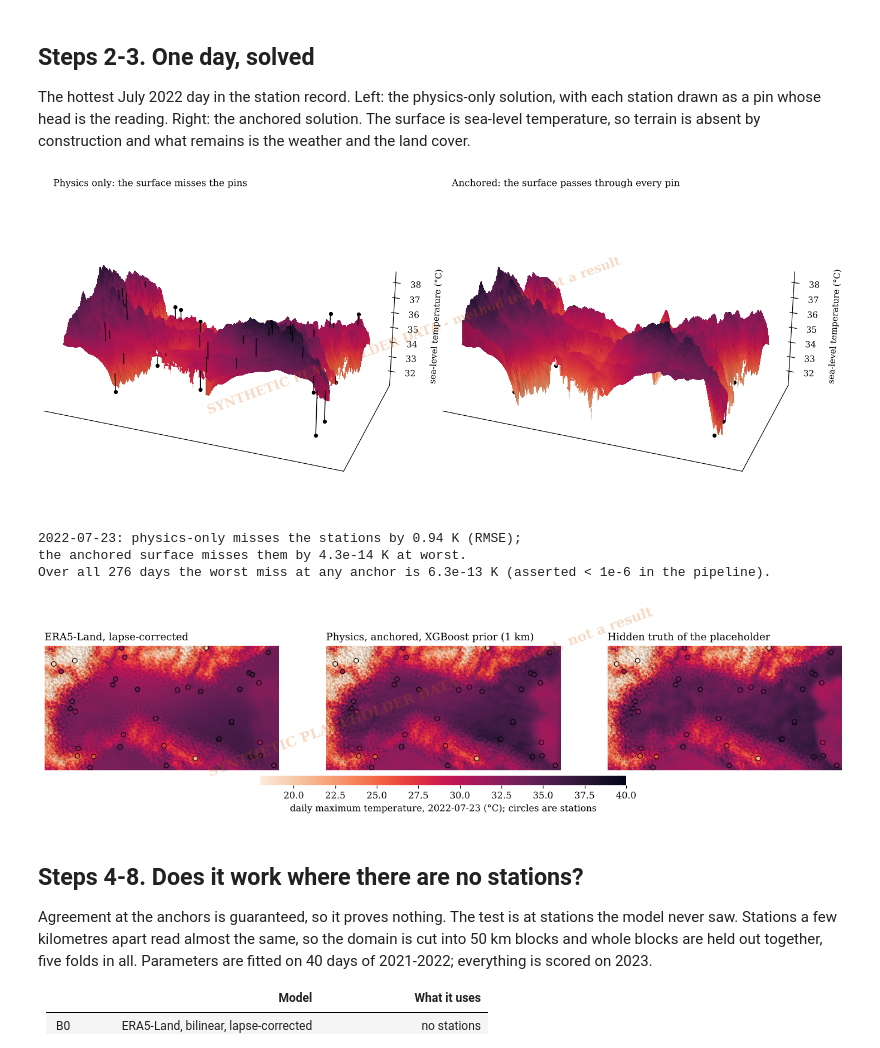
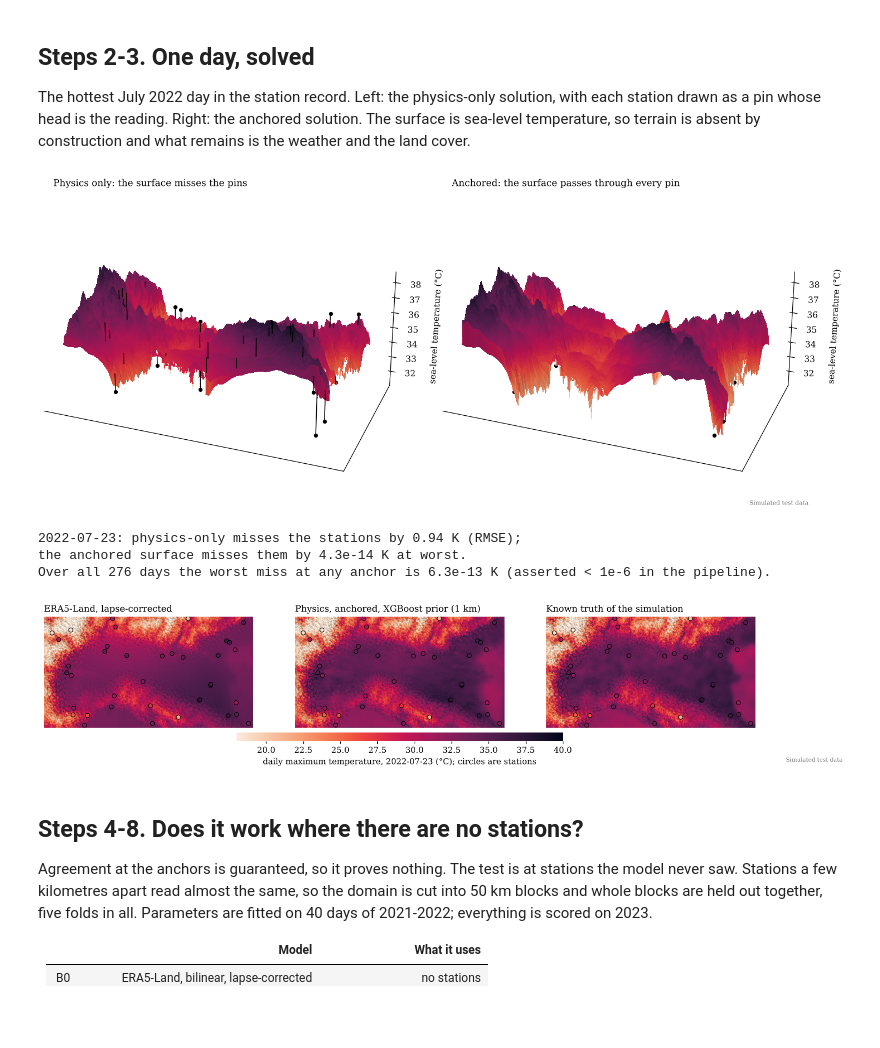
Before and after one commit to kevingrainger/Portfolio, a Jupyter notebook: 003-po-valley-downscaling/po_valley_downscaling.ipynb, the cells around one changed output. Saved outputs shown, nothing was run; the diff lists cells and outputs as text; code cells hidden in the pictures; blank space fills up the shorter version.

```diff
--- a/003-po-valley-downscaling/po_valley_downscaling.ipynb
+++ b/003-po-valley-downscaling/po_valley_downscaling.ipynb
@@ -158,7 +157,7 @@ then synthetic.
 # %%
 ds = Dataset()
 run = json.load(open('results/run.json'))
-stamp = figstyle.watermark if ds.placeholder else (lambda fig: None)
+footnote = figstyle.watermark if ds.simulated else (lambda fig: None)
 print(f"{ds.grid.nx} x {ds.grid.ny} cells of {ds.grid.dx:.0f} km, {len(ds.stations)} stations, {len(ds.days)} days "
       f"({ds.days[0].date()} to {ds.days[-1].date()}, June-August only)")
 ds.provenance.style.hide(axis='index')
@@ -198,7 +197,7 @@ weather and the land cover.
 maps = np.load('results/maps.npz')
 hot, windy, still = (int(d) for d in maps['days'])
 fig = plots.pde_surfaces(ds, maps)
-stamp(fig)
+footnote(fig)
 figstyle.save(fig, 'figures/hero', formats=('png',))
 plt.show()
 
@@ -209,17 +208,17 @@ print(f"{ds.days[hot].date()}: physics-only misses the stations by {validation.r
 print(f"the anchored surface misses them by {gap.gap[hot]:.1e} K at worst.")
 print(f"Over all {len(gap)} days the worst miss at any anchor is {gap.gap.max():.1e} K (asserted < 1e-6 in the pipeline).")
 # %% [output]
-[figure, old version]
+[figure, new version]
 2022-07-23: physics-only misses the stations by 0.94 K (RMSE);
 the anchored surface misses them by 4.3e-14 K at worst.
 Over all 276 days the worst miss at any anchor is 6.3e-13 K (asserted < 1e-6 in the pipeline).
 # %%
 fig = plots.downscaling(ds, maps)
-stamp(fig)
+footnote(fig)
 figstyle.save(fig, 'figures/fig2_heatwave_day')
 plt.show()
 # %% [output]
-[figure, old version]
+[figure, new version]
 # %% [markdown]
 ## Steps 4-8. Does it work where there are no stations?
 
```
Also changed, not shown: parts of 11 cells of this notebook, 59 other files.
